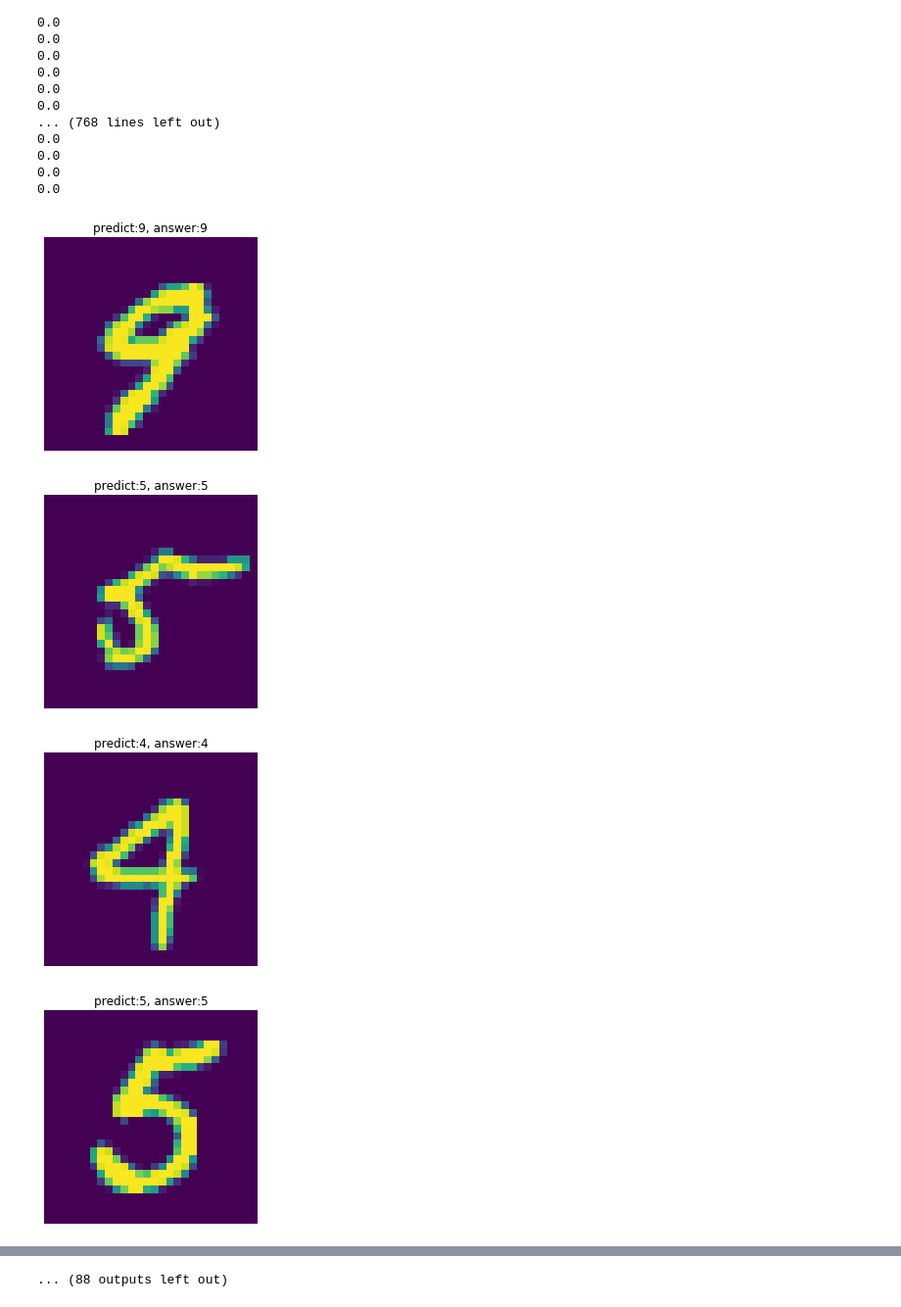
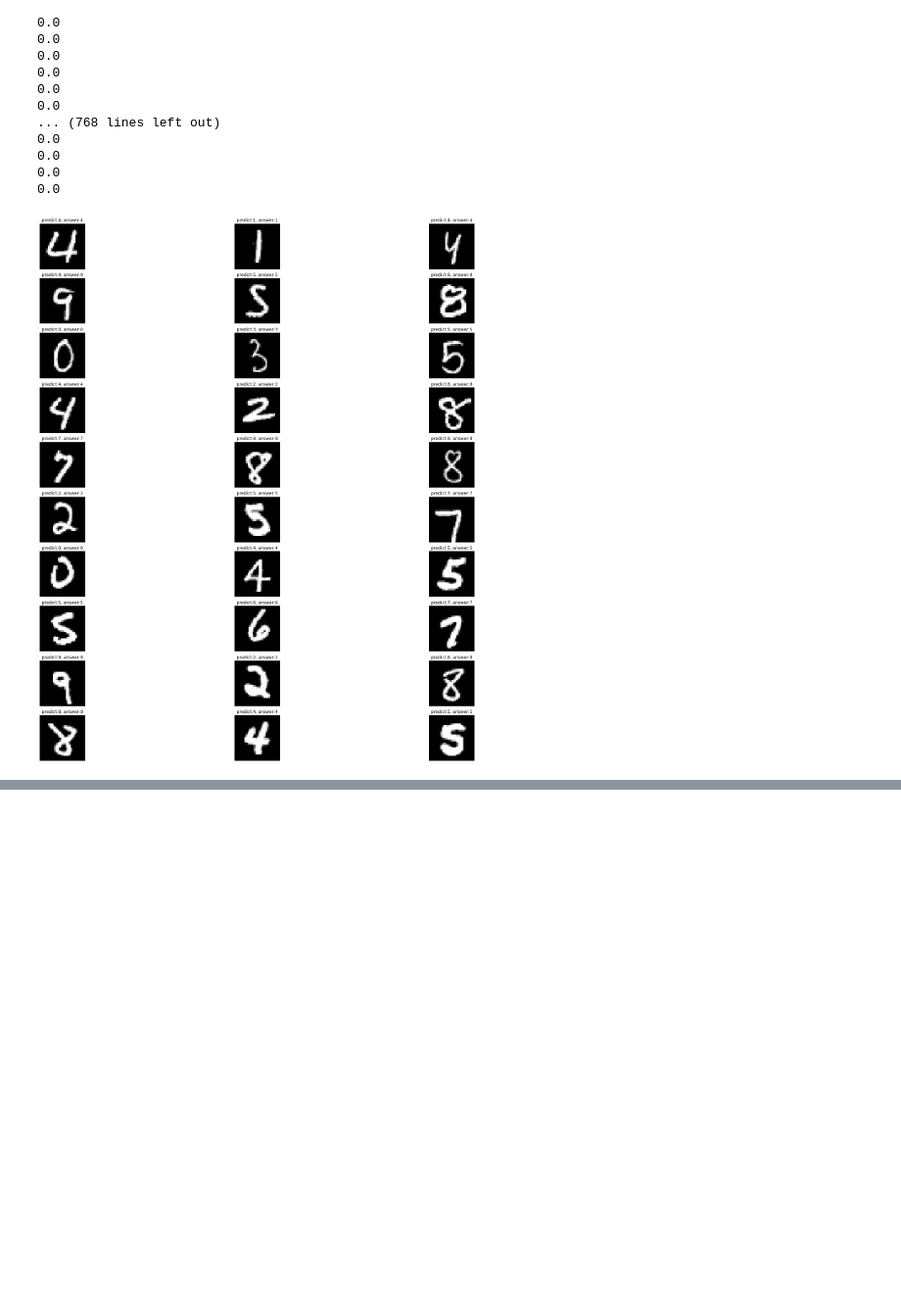
Before and after one commit to a143321/StudyDeepLearning, a Jupyter notebook: Study_Keras/mnist_cnn/mnist_cnn.ipynb, the cells around one changed output, grey strips where cells are left out. Shown at 98% size. Drawn from its saved outputs; the diff is of its cells as text; code cells hidden in the pictures; blank space fills up the shorter version.

```diff
--- a/Study_Keras/mnist_cnn/mnist_cnn.ipynb
+++ b/Study_Keras/mnist_cnn/mnist_cnn.ipynb
@@ -368,7 +369,7 @@ print(numpy_array_data[0][0][0])
 0
 # %%
 for i in range(img_rows):
-    for j in range(img_rows):
+    for j in range(img_cols):
         print(numpy_array_data[0][i][j])
 # %% [output]
 0
@@ -403,6 +405,6 @@ numpy_array_data = numpy_array_data / 255
 # %%
 for i in range(img_rows):
-    for j in range(img_rows):
+    for j in range(img_cols):
         print(numpy_array_data[0][i][j][0])
 # %% [output]
 0.0
@@ -425,19 +427,28 @@ for i in range(img_rows):
 # %%
 # predict_classesで画像のクラスを予想する
 img_pred = model.predict_classes(numpy_array_data)
 
 import matplotlib.pyplot as plt
-for i in range(100):
-  plt.figure()
-  rand_num = np.random.randint(0, len(x_test))
-  plt.imshow(x_test[rand_num])
-  plt.tick_params(labelbottom='off', bottom="off")
-  plt.tick_params(labelleft='off', left="off")
-  plt.axis('off')
-  plt.title('predict:{0}, answer:{1}'.format(img_pred[rand_num], y_test[rand_num]))
-  plt.show()
+
+
+# figure は 1 つ
+plt.figure(figsize=(28, 28)) # figureの縦横の大きさ
+
+for i in range(30):
+
+    # np.random.randint(0, len(x_test)) : 0 からlen(x_test)-1までのランダム値を返す
+    rand_num = np.random.randint(0, len(x_test))
+
+    # subplot(行数, 列数, プロット番号)
+    plt.subplot(10, 3, i + 1)
+    plt.imshow(x_test[rand_num], cmap='Greys_r')
+
+    # 図表示内容を初期化する
+    plt.tick_params(labelbottom='off', bottom="off")
+    plt.tick_params(labelleft='off', left="off")
+    plt.axis('off')
+    plt.title('predict:{0}, answer:{1}'.format(img_pred[rand_num], y_test[rand_num]))
+
+    i = i + 1000
 # %% [output]
-[figure, old version]
+[figure, new version]
-[figure, removed]
-[figure, removed]
-[figure, removed]
@@ -452 +454,0 @@ for i in range(100):
-... (88 outputs left out)
```
Also changed, not shown: parts of 5 cells of this notebook.
